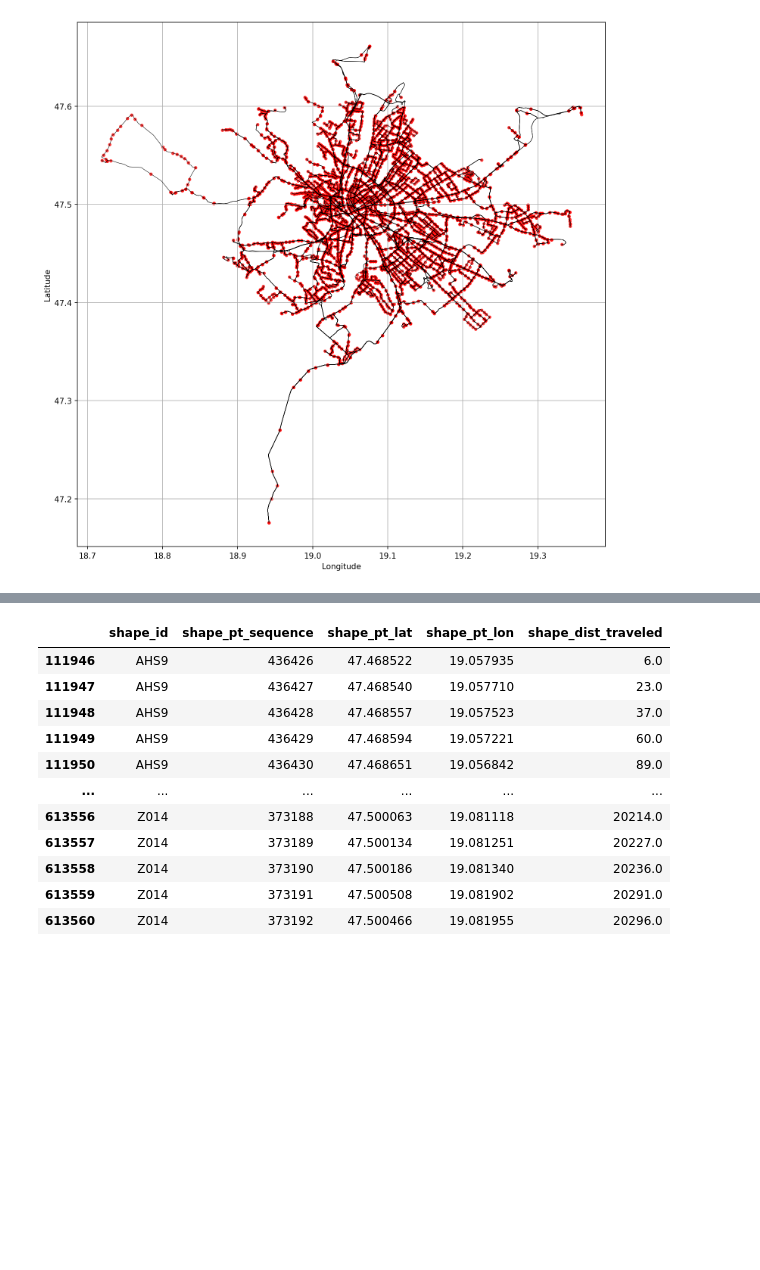
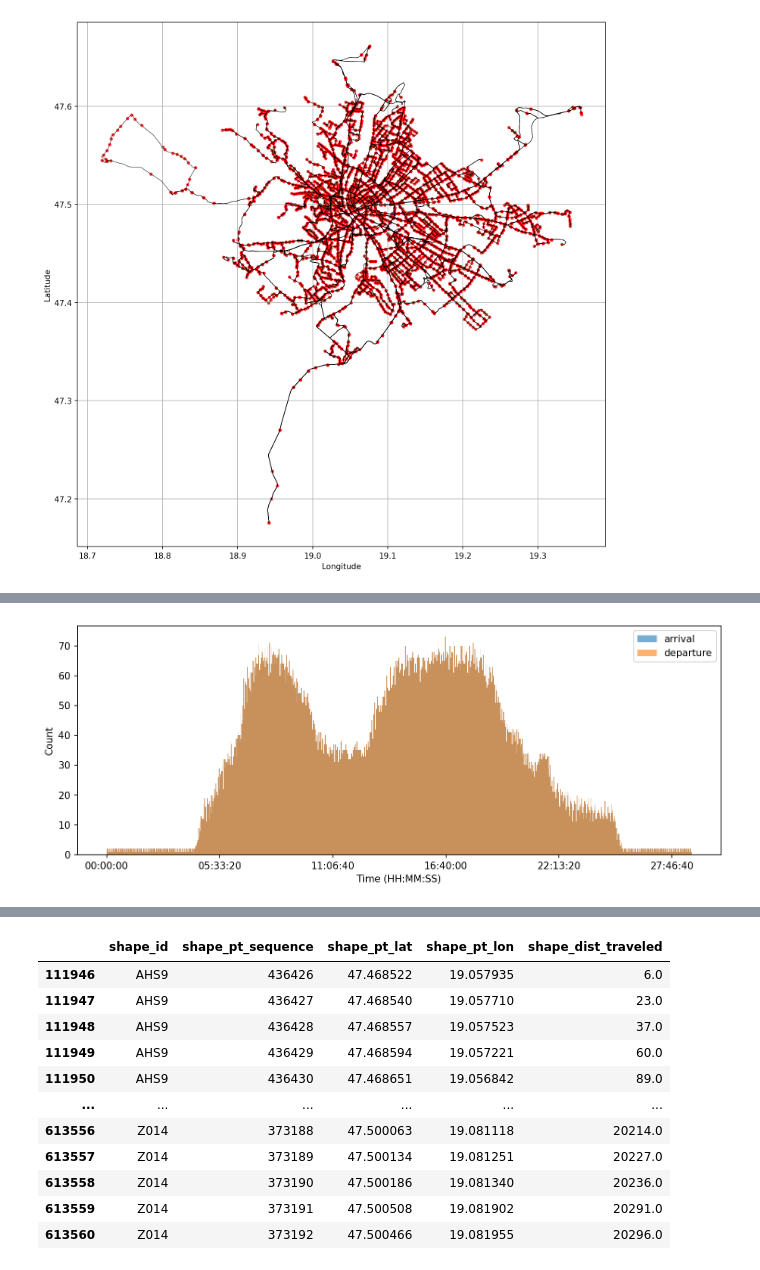
Before and after one commit to zsoca000/vitmma19-pw-delay-detection, a Jupyter notebook: data/static_gtfs.ipynb, the cells around one changed output, grey strips where cells are left out. Saved outputs shown, nothing was run; the diff lists cells and outputs as text; code cells hidden in the pictures; blank space fills up the shorter version.

```diff
--- a/data/static_gtfs.ipynb
+++ b/data/static_gtfs.ipynb
@@ -112,0 +243,24 @@ feed.stop_times.head(n=3)
+# %%
+import matplotlib.pyplot as plt
+import matplotlib.ticker as ticker
+import numpy as np
+
+def sec_to_hms(sec):
+    h = int(sec // 3600)
+    m = int((sec % 3600) // 60)
+    s = int(sec % 60)
+    return f"{h:02d}:{m:02d}:{s:02d}"
+
+fig, ax = plt.subplots(figsize=(10, 4), dpi=150)
+
+ax.hist(arrival_times, bins=1000, alpha=0.6, label='arrival')
+ax.hist(departure_times, bins=1000, alpha=0.6, label='departure')
+
+ax.xaxis.set_major_formatter(ticker.FuncFormatter(lambda x, _: sec_to_hms(x)))
+ax.set_xlabel('Time (HH:MM:SS)')
+ax.set_ylabel('Count')
+ax.legend()
+plt.tight_layout()
+plt.show()
+# %% [output]
+[figure, added]
```
Also changed, not shown: parts of 21 cells of this notebook, 4 other files.
